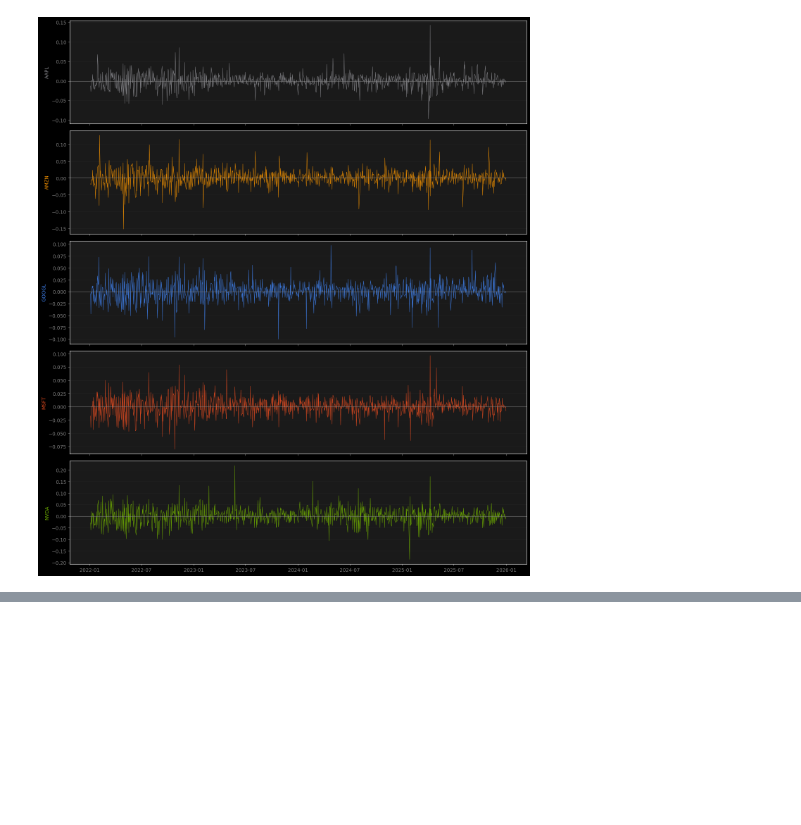
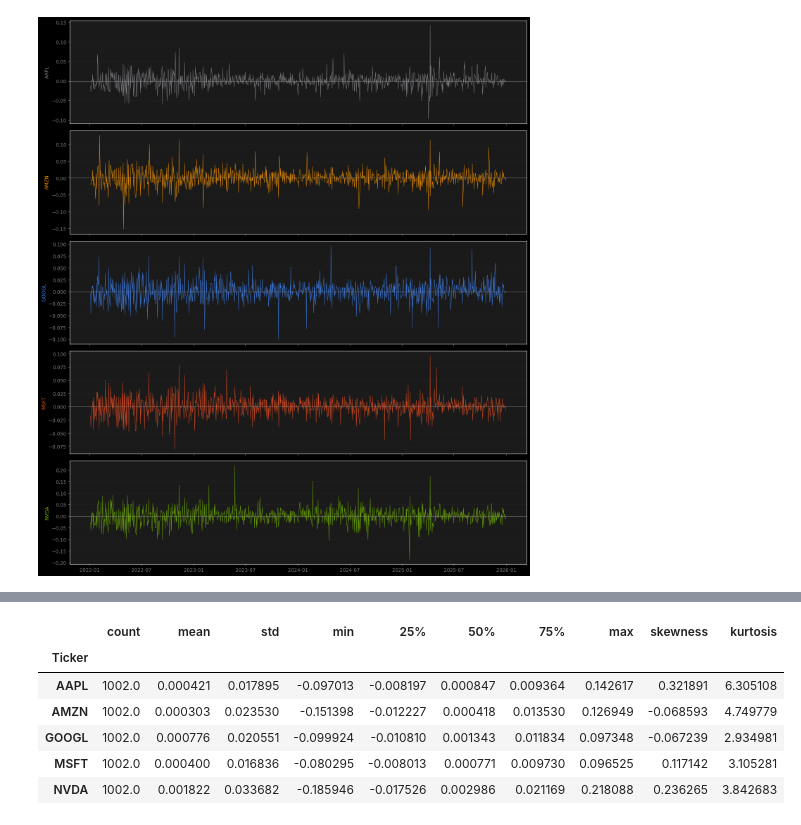
Before and after one commit to RobertArustamyan/QFProject1, a Jupyter notebook: main.ipynb, the cells around one changed output, grey strips where cells are left out. Saved outputs shown, nothing was run; the diff lists cells and outputs as text; code cells hidden in the pictures; blank space fills up the shorter version.

```diff
--- a/main.ipynb
+++ b/main.ipynb
@@ -117,0 +139,16 @@ plt.show()
+# %%
+# Statistics for daily log returns
+
+summary_log_daily = log_daily_returns.describe().T
+summary_log_daily["skewness"] = log_daily_returns.skew()
+summary_log_daily["kurtosis"] = log_daily_returns.kurt()
+
+summary_log_daily
+# %% [output]
+|  | count | mean | std | min | 25% | 50% | 75% | max | skewness | kurtosis |
+| Ticker |  |  |  |  |  |  |  |  |  |  |
+| AAPL | 1002.0 | 0.000421 | 0.017895 | -0.097013 | -0.008197 | 0.000847 | 0.009364 | 0.142617 | 0.321891 | 6.305108 |
+| AMZN | 1002.0 | 0.000303 | 0.023530 | -0.151398 | -0.012227 | 0.000418 | 0.013530 | 0.126949 | -0.068593 | 4.749779 |
+| GOOGL | 1002.0 | 0.000776 | 0.020551 | -0.099924 | -0.010810 | 0.001343 | 0.011834 | 0.097348 | -0.067239 | 2.934981 |
+| MSFT | 1002.0 | 0.000400 | 0.016836 | -0.080295 | -0.008013 | 0.000771 | 0.009730 | 0.096525 | 0.117142 | 3.105281 |
+| NVDA | 1002.0 | 0.001822 | 0.033682 | -0.185946 | -0.017526 | 0.002986 | 0.021169 | 0.218088 | 0.236265 | 3.842683 |
```
Also changed, not shown: parts of 5 cells of this notebook, 1 other file.
